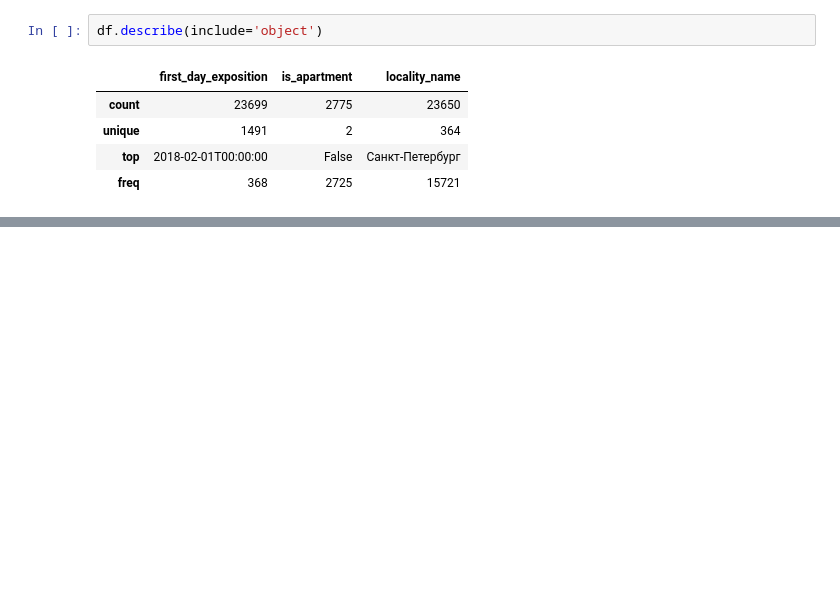
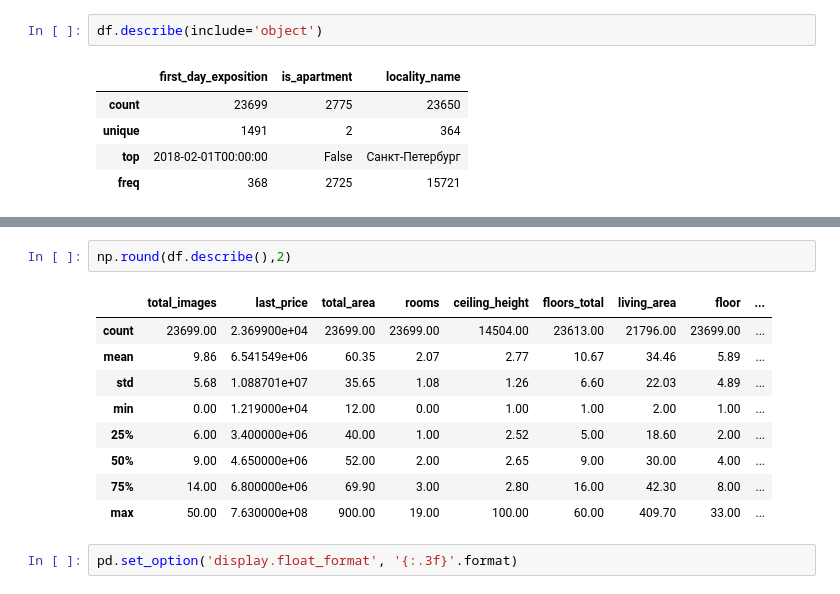
Before and after one commit to PonomarevaElena/Data, a Jupyter notebook: Стажировка_квартиры/project7.ipynb, the cells around one changed output, grey strips where cells are left out. Drawn from its saved outputs; the diff is of its cells as text; blank space fills up the shorter version.

```diff
--- a/Стажировка_квартиры/project7.ipynb
+++ b/Стажировка_квартиры/project7.ipynb
@@ -131,0 +144,14 @@ df.describe(include='object')
+# %%
+np.round(df.describe(),2)
+# %% [output]
+|  | total_images | last_price | total_area | rooms | ceiling_height | floors_total | living_area | floor | ... |
+| count | 23699.00 | 2.369900e+04 | 23699.00 | 23699.00 | 14504.00 | 23613.00 | 21796.00 | 23699.00 | ... |
+| mean | 9.86 | 6.541549e+06 | 60.35 | 2.07 | 2.77 | 10.67 | 34.46 | 5.89 | ... |
+| std | 5.68 | 1.088701e+07 | 35.65 | 1.08 | 1.26 | 6.60 | 22.03 | 4.89 | ... |
+| min | 0.00 | 1.219000e+04 | 12.00 | 0.00 | 1.00 | 1.00 | 2.00 | 1.00 | ... |
+| 25% | 6.00 | 3.400000e+06 | 40.00 | 1.00 | 2.52 | 5.00 | 18.60 | 2.00 | ... |
+| 50% | 9.00 | 4.650000e+06 | 52.00 | 2.00 | 2.65 | 9.00 | 30.00 | 4.00 | ... |
+| 75% | 14.00 | 6.800000e+06 | 69.90 | 3.00 | 2.80 | 16.00 | 42.30 | 8.00 | ... |
+| max | 50.00 | 7.630000e+08 | 900.00 | 19.00 | 100.00 | 60.00 | 409.70 | 33.00 | ... |
+# %%
+pd.set_option('display.float_format', '{:.3f}'.format)
```
Also changed, not shown: parts of 2 cells of this notebook.
